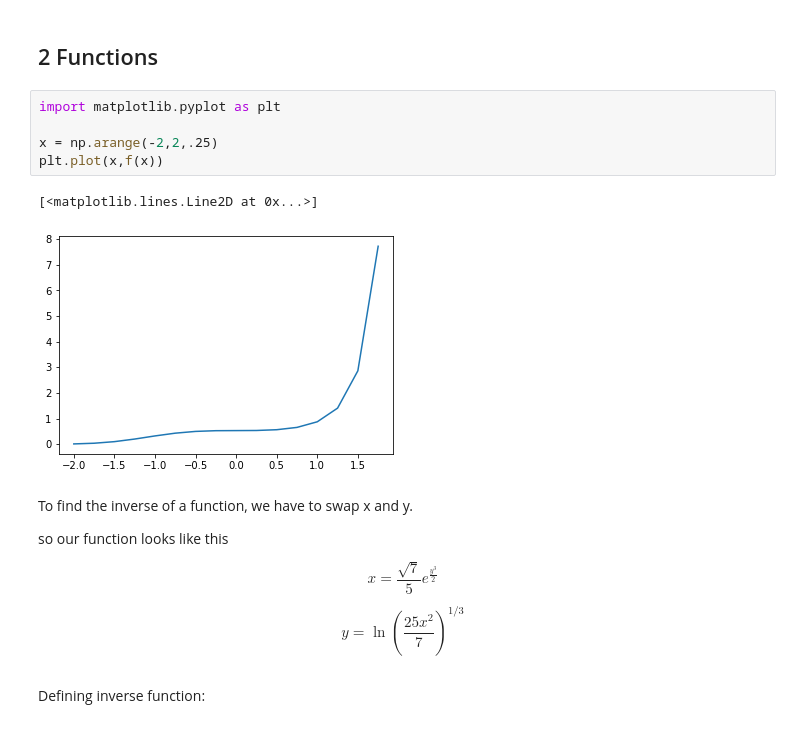
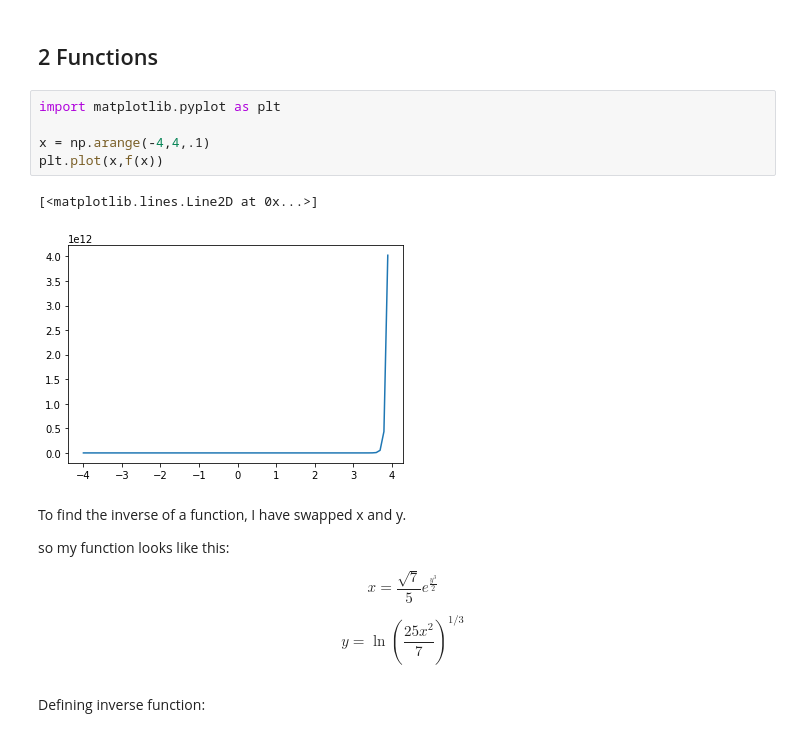
Before and after one commit to floydid/DiscreteMath, a Jupyter notebook: ProjectTemplate.ipynb, the cells around one changed output. Saved outputs shown, nothing was run; the diff lists cells and outputs as text.

```diff
--- a/ProjectTemplate.ipynb
+++ b/ProjectTemplate.ipynb
@@ -168,15 +174,15 @@ f(2)
 # %%
 import matplotlib.pyplot as plt
 
-x = np.arange(-2,2,.25)
+x = np.arange(-4,4,.1)
 plt.plot(x,f(x))
 # %% [output]
 [<matplotlib.lines.Line2D at 0x...>]
-[figure, old version]
+[figure, new version]
 # %% [markdown]
-To find the inverse of a function, we have to swap x and y.
+To find the inverse of a function, I have swapped x and y.
 
-so our function looks like this
+so my function looks like this:
 
 $$
 x = \frac{\sqrt{7}}{{5}}e^{\frac{y^3}2}
```
Also changed, not shown: parts of 13 cells of this notebook.
